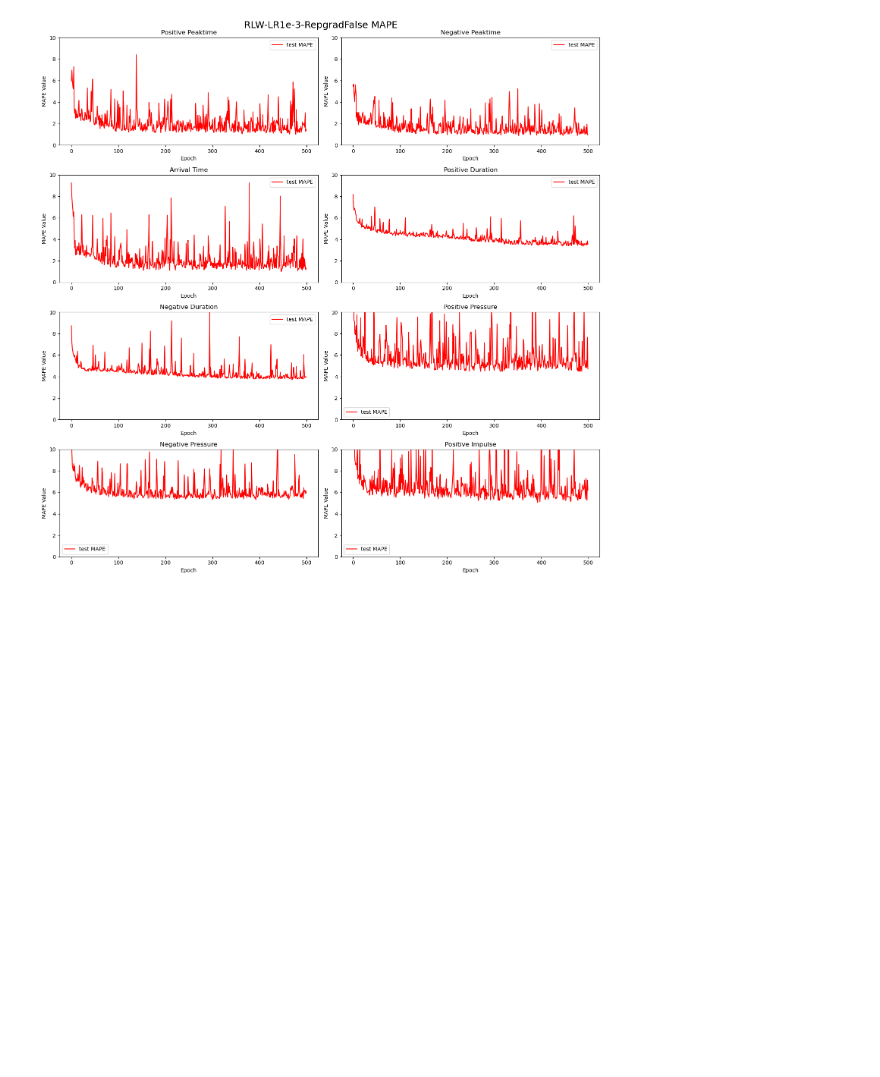
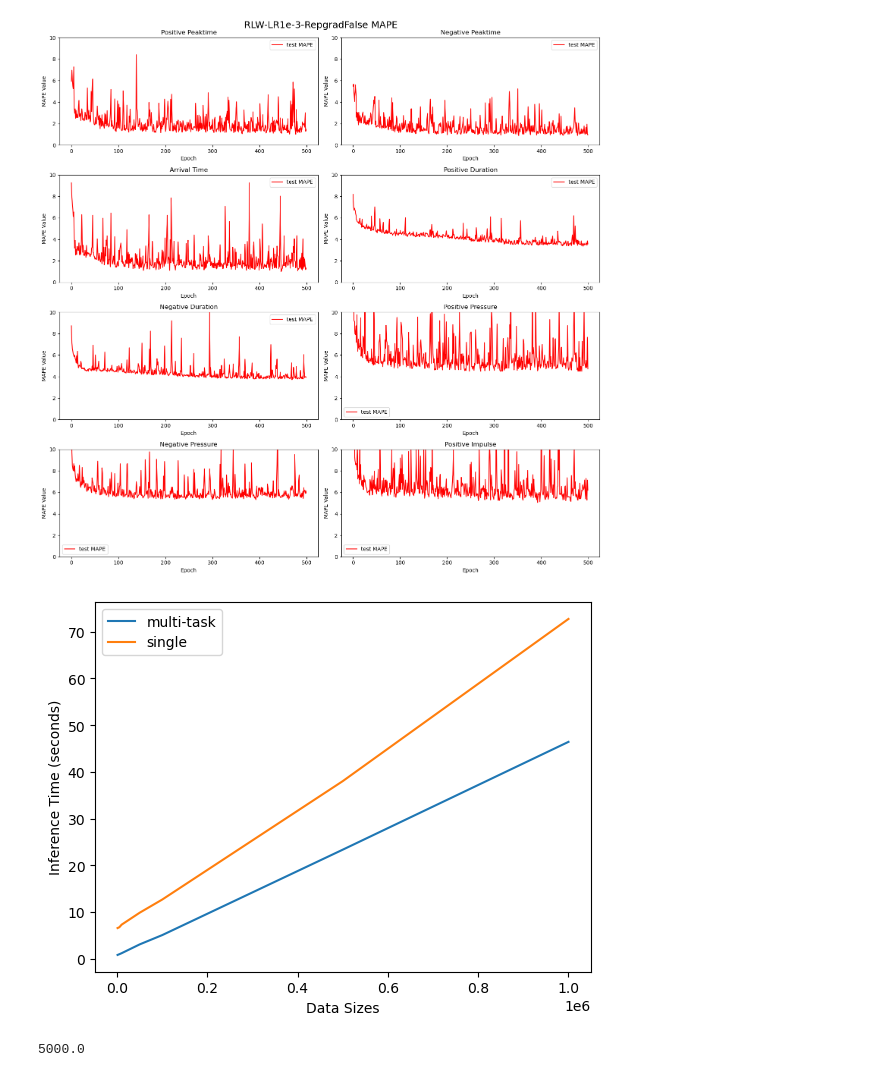
Before and after one commit to TanSento/BLEVE-libMTL, a Jupyter notebook: MTL_plots.ipynb, the cells around one changed output. Drawn from its saved outputs; the diff is of its cells as text; code cells hidden in the pictures; blank space fills up the shorter version.

```diff
--- a/MTL_plots.ipynb
+++ b/MTL_plots.ipynb
@@ -154,3 +154,21 @@ plt.savefig(f"Plots/{name}_MAPE.png", dpi = 300)
 plt.show()
 # %% [output]
 [figure]
+# %%
+x = [1000, 5000, 10000, 50000, 100000, 500000, 1000000]
+
+y_multi = [0.8222, 0.9798, 1.1919, 3.0775, 5.0687, 23.3522, 46.4213]
+y_single = [6.5725, 6.7563, 7.3021, 9.8584, 12.6763, 38.0237, 72.7325]
+# %%
+plt.plot(x, y_multi, label = 'multi-task')
+plt.plot(x, y_single, label = 'single')
+plt.xlabel('Data Sizes')
+plt.ylabel('Inference Time (seconds)')
+plt.legend()
+plt.show()
+# %% [output]
+[figure, added]
+# %%
+5e3
+# %% [output]
+5000.0
```
Also changed, not shown: parts of 1 cell of this notebook, 33 other files.
